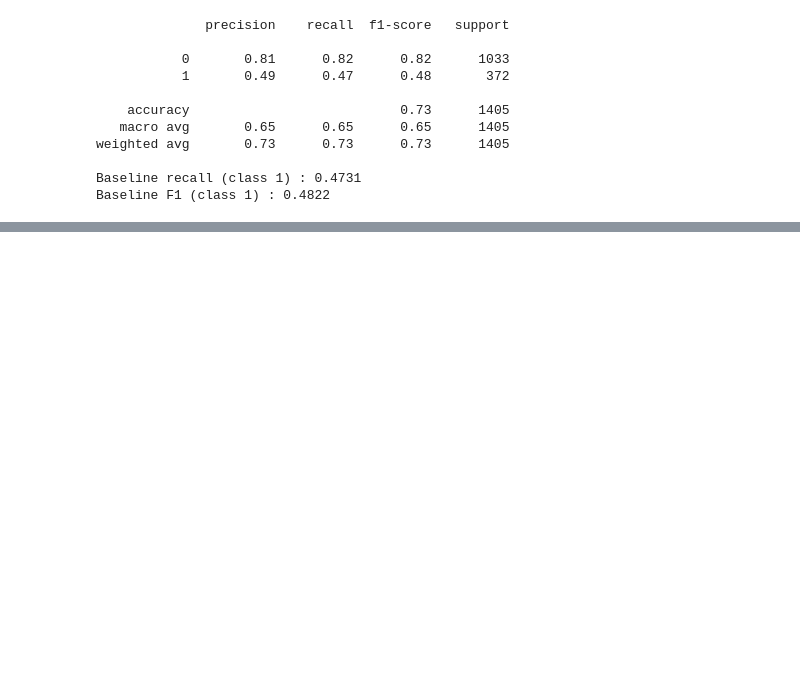
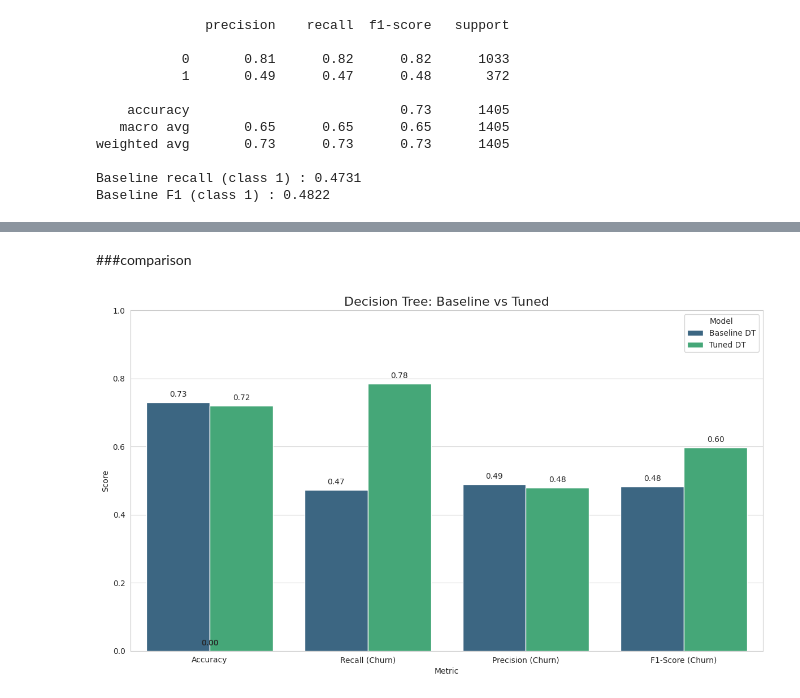
Before and after one commit to kaveesha82/Telco-Customer-Churn, a Jupyter notebook: Decision_Tree_of_CW.ipynb, the cells around one changed output, grey strips where cells are left out. Cells and saved outputs as stored; diff of their text form; code cells hidden in the pictures; blank space fills up the shorter version.

Commit message:
created comparison between models

```diff
--- a/Decision_Tree_of_CW.ipynb
+++ b/Decision_Tree_of_CW.ipynb
@@ -210,0 +559,2 @@ Baseline F1 (class 1) : 0.4822
+# %% [markdown]
+###comparison
@@ -210,0 +589,46 @@ Baseline F1 (class 1) : 0.4822
+# %%
+import pandas as pd
+import seaborn as sns
+import matplotlib.pyplot as plt
+
+# ----------------------------
+# Baseline DT vs Tuned DT
+# ----------------------------
+model_data_dt = {
+    'Metric': ['Accuracy', 'Recall (Churn)', 'Precision (Churn)', 'F1-Score (Churn)'],
+
+    'Baseline DT': [
+        baseline_dt_accuracy,
+        baseline_dt_recall,
+        baseline_dt_precision,
+        baseline_dt_f1
+    ],
+
+    'Tuned DT': [
+        tuned_dt_accuracy,
+        tuned_dt_recall,
+        tuned_dt_precision,
+        tuned_dt_f1
+    ]
+}
+
+df_dt = pd.DataFrame(model_data_dt).set_index("Metric")
+
+df_melted_dt = df_dt.reset_index().melt(id_vars="Metric", var_name="Model", value_name="Score")
+
+plt.figure(figsize=(12, 7))
+sns.set_style("whitegrid")
+
+ax = sns.barplot(x="Metric", y="Score", hue="Model", data=df_melted_dt, palette="viridis")
+
+for p in ax.patches:
+    height = p.get_height()
+    ax.annotate(f"{height:.2f}", (p.get_x() + p.get_width()/2., height),
+                ha='center', va='bottom', xytext=(0, 5), textcoords="offset points")
+
+plt.title("Decision Tree: Baseline vs Tuned", fontsize=16)
+plt.ylim(0, 1)
+plt.tight_layout()
+plt.show()
+# %% [output]
+[figure, added]
```
Also changed, not shown: parts of 16 cells of this notebook.
